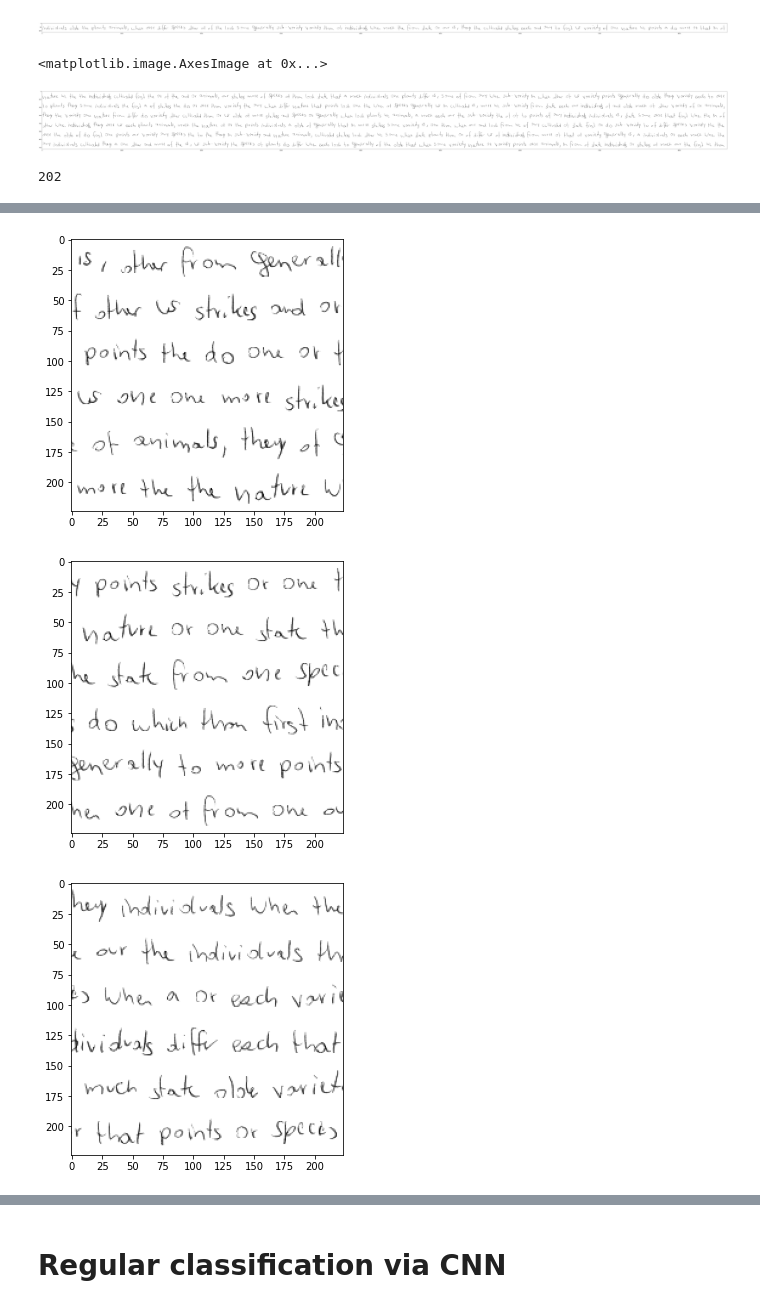
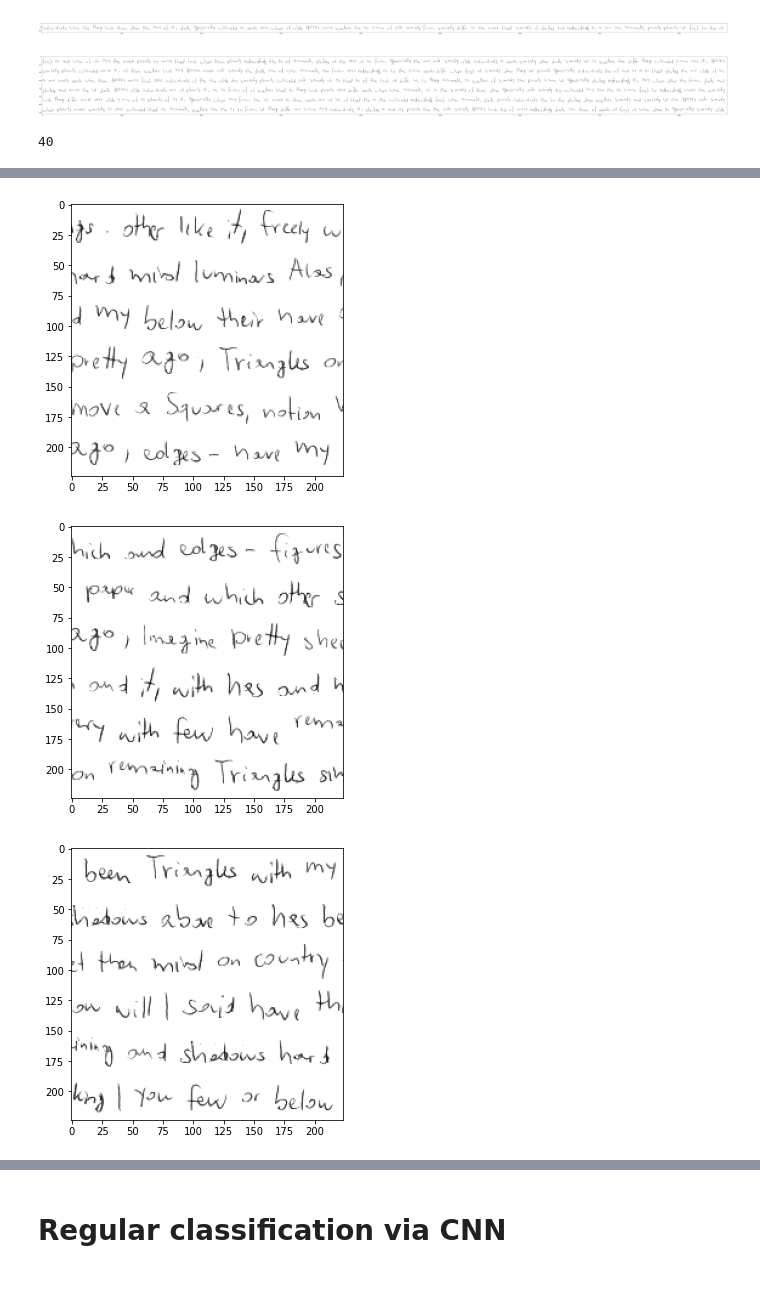
Before and after one commit to DavitKvartskhava/Writer-Identification, a Jupyter notebook: identification.ipynb, the cells around one changed output, grey strips where cells are left out. Cells and saved outputs as stored; diff of their text form; code cells hidden in the pictures.

```diff
--- a/identification.ipynb
+++ b/identification.ipynb
@@ -173,7 +109,8 @@ def read_and_organize_filenames(PATH):#for CVL dataset
 
     return result_dict
 
-dct = read_and_organize_filenames(CVL_PATH+'/trainset/words/0001/')
+# dct = read_and_organize_filenames(CVL_PATH+'/trainset/words/0001/')
+# print(dct[1])
 # Return an image with a fixed height
 # by padding with white pixels.
 def equalize_height(HEIGHT,padding, img):
@@ -181,7 +118,6 @@ def equalize_height(HEIGHT,padding, img):
     w = img.shape[1]
     background = np.zeros((HEIGHT, w+padding), np.uint8)
     background += 255
-#     print(background[HEIGHT//2-w//2:HEIGHT//2+w//2, :].shape)
     background[HEIGHT//2-h//2:HEIGHT//2+h//2, 0:w] = img[0:2*(h//2) ,:]
     return background
 
@@ -226,36 +162,34 @@ plt.figure(figsize=(100,100))
 plt.imshow(image, cmap='gray')
 plt.show()
 # %% [output]
-<matplotlib.image.AxesImage at 0x...>
 [figure]
 # %%
 PATCH_DIM = 224
-def produce_patches(dct, N):
+def produce_patches(lst, N):
     L = 6
     result = []
 
-    for sample_id, lst in dct.items():
-        for i in range(N):#number of pages constructed
-            page = produce_page(lst, L)
-        #         plt.figure(figsize=(100,100))
-        #         plt.imshow(page, cmap='gray')
+    for i in range(N):#number of pages constructed
+        page = produce_page(lst, L)
+    #         plt.figure(figsize=(100,100))
+    #         plt.imshow(page, cmap='gray')
 
-            h = page.shape[0]
-            w = page.shape[1]
-            num_patches = w//h
-            #produce square images of size h*h
-            for i in range(num_patches-1):
-                next_patch = page[:,i*h:(i+1)*h]
-                next_patch = cv2.resize(next_patch, (PATCH_DIM, PATCH_DIM))
-                result.append(next_patch)
+        h = page.shape[0]
+        w = page.shape[1]
+        num_patches = w//h
+        #produce square images of size h*h
+        for i in range(num_patches-1):
+            next_patch = page[:,i*h:(i+1)*h]
+            next_patch = cv2.resize(next_patch, (PATCH_DIM, PATCH_DIM))
+            result.append(next_patch)
 
     return result
 
-res = produce_patches(dct, N=2)
+res = produce_patches(dct[1], N=2)
 print(len(res))
 for im in res[:10]:
     plt.figure(figsize=(5,5))
     plt.imshow(im, cmap='gray')
 plt.show()
 # %% [output]
-202
+40
@@ -265,3 +199,3 @@ plt.show()
-[figure, old version]
+[figure, new version]
-[figure, old version]
+[figure, new version]
-[figure, old version]
+[figure, new version]
```
Also changed, not shown: parts of 31 cells of this notebook.
